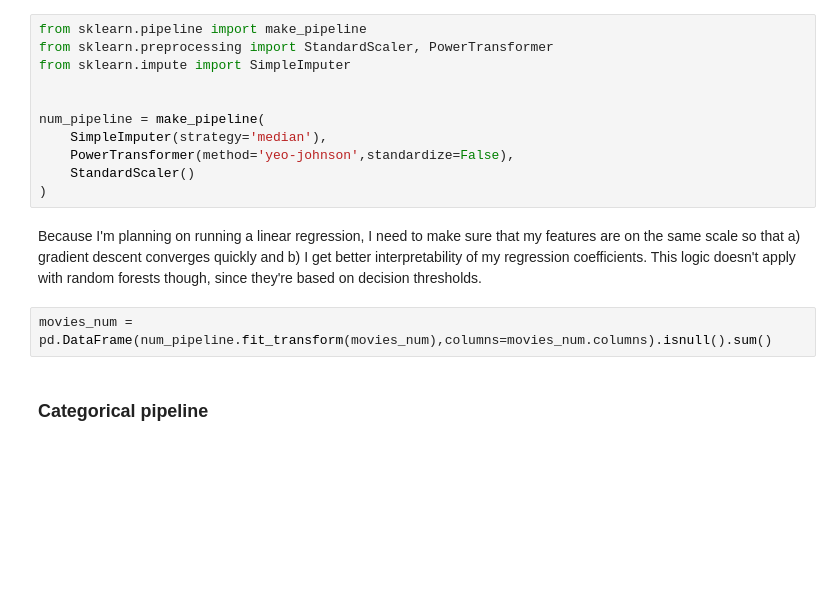
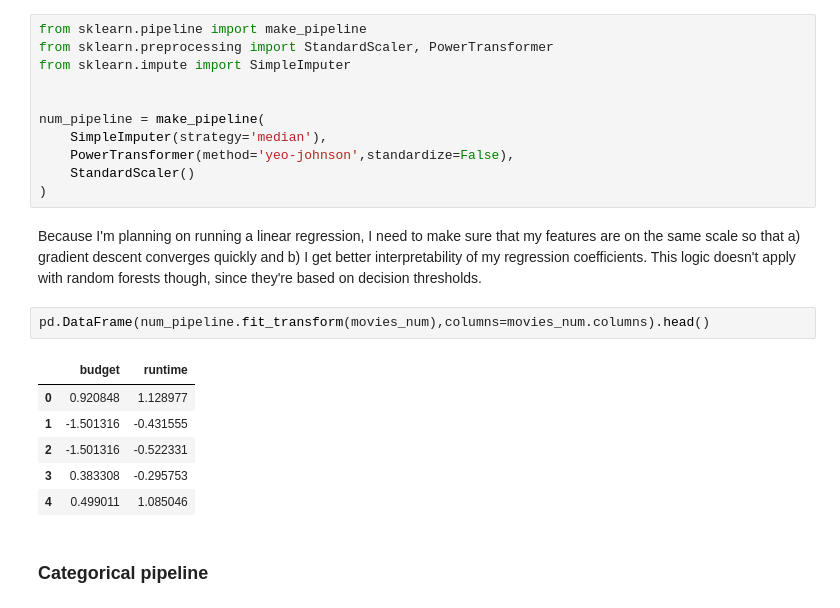
Before and after one commit to collindching/Learning-Exercises, a Jupyter notebook: Box Office Revenue Prediction/Regression Model.ipynb, the cells around one changed output. Saved outputs shown, nothing was run; the diff lists cells and outputs as text; blank space fills up the shorter version.

```diff
--- a/Box Office Revenue Prediction/Regression Model.ipynb
+++ b/Box Office Revenue Prediction/Regression Model.ipynb
@@ -299,6 +303,13 @@ num_pipeline = make_pipeline(
 # %% [markdown]
 Because I'm planning on running a linear regression, I need to make sure that my features are on the same scale so that a) gradient descent converges quickly and b) I get better interpretability of my regression coefficients. This logic doesn't apply with random forests though, since they're based on decision thresholds.
 # %%
-movies_num = pd.DataFrame(num_pipeline.fit_transform(movies_num),columns=movies_num.columns).isnull().sum()
+pd.DataFrame(num_pipeline.fit_transform(movies_num),columns=movies_num.columns).head()
+# %% [output]
+|  | budget | runtime |
+| 0 | 0.920848 | 1.128977 |
+| 1 | -1.501316 | -0.431555 |
+| 2 | -1.501316 | -0.522331 |
+| 3 | 0.383308 | -0.295753 |
+| 4 | 0.499011 | 1.085046 |
 # %% [markdown]
 ### Categorical pipeline
```
Also changed, not shown: parts of 55 cells of this notebook.
